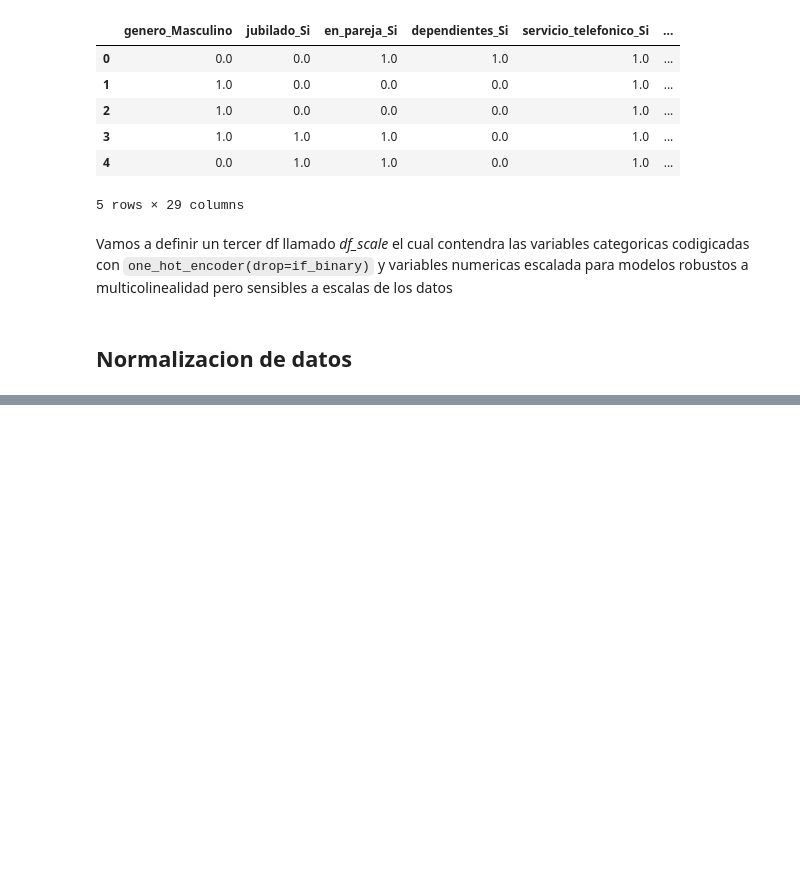
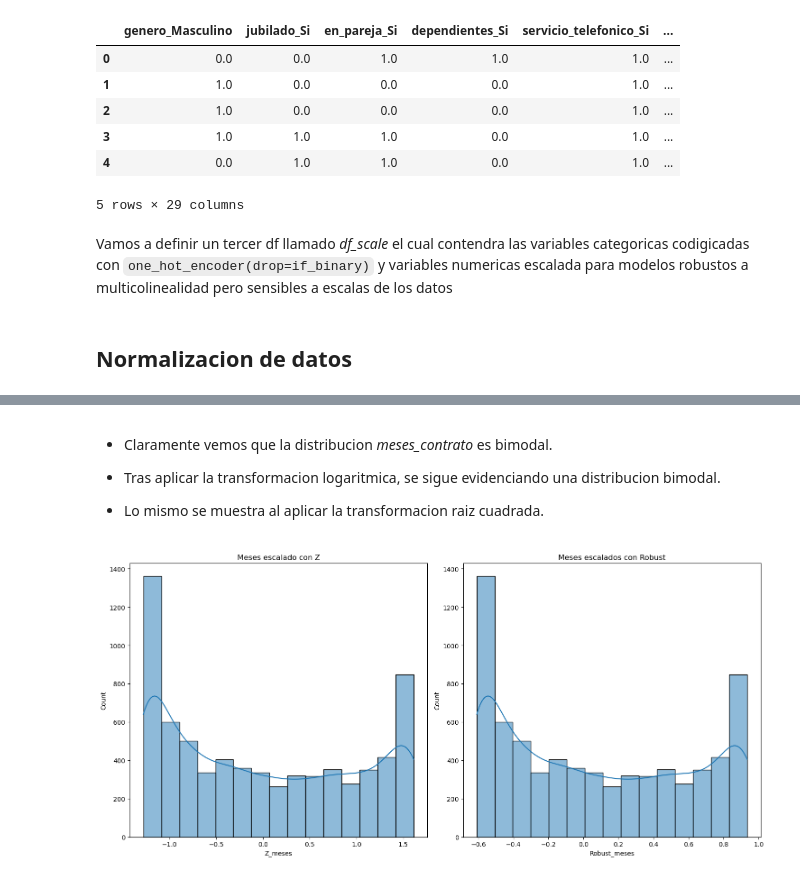
Before and after one commit to jbernalg/challenge_TelecomX_ML, a Jupyter notebook: telecomX_ML_2.ipynb, the cells around one changed output, grey strips where cells are left out. Cells and saved outputs as stored; diff of their text form; code cells hidden in the pictures; blank space fills up the shorter version.

```diff
--- a/telecomX_ML_2.ipynb
+++ b/telecomX_ML_2.ipynb
@@ -279,0 +276,25 @@ AttributeError: Rectangle.set() got an unexpected keyword argument 'bin_width'
+# %% [markdown]
+- Claramente vemos que la distribucion _meses_contrato_ es bimodal.
+
+- Tras aplicar la transformacion logaritmica, se sigue evidenciando una distribucion bimodal.
+
+- Lo mismo se muestra al aplicar la transformacion raiz cuadrada.
+# %%
+fig, axes = plt.subplots(1, 2, figsize=(15, 7))
+
+# meses_contrato escalado con StandarScaler
+df['Z_meses'] = scaler_meses_contrato.fit_transform(df[['meses_contrato']])
+BIN_WIDTH = bin_width(df, 'Z_meses')
+sns.histplot(df['Z_meses'], binwidth=BIN_WIDTH, kde=True, ax=axes[0])
+axes[0].set_title('Meses escalado con Z')
+
+# meses_contrato escalado con RobustScaler
+df['Robust_meses'] = robust_meses_contrato.fit_transform(df[['meses_contrato']])
+BIN_WIDTH = bin_width(df, 'Robust_meses')
+sns.histplot(df['Robust_meses'], binwidth=BIN_WIDTH, kde=True, ax=axes[1])
+axes[1].set_title('Meses escalados con Robust')
+
+plt.tight_layout()
+plt.show()
+# %% [output]
+[figure, added]
```
Also changed, not shown: parts of 8 cells of this notebook.
